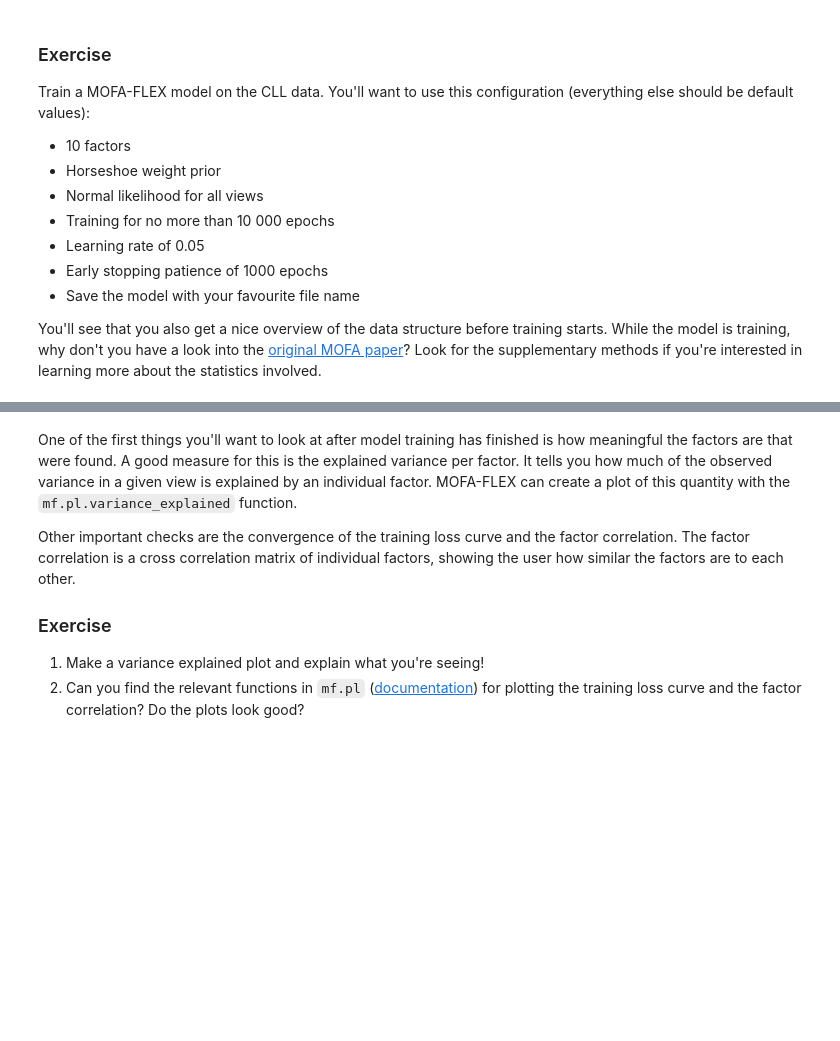
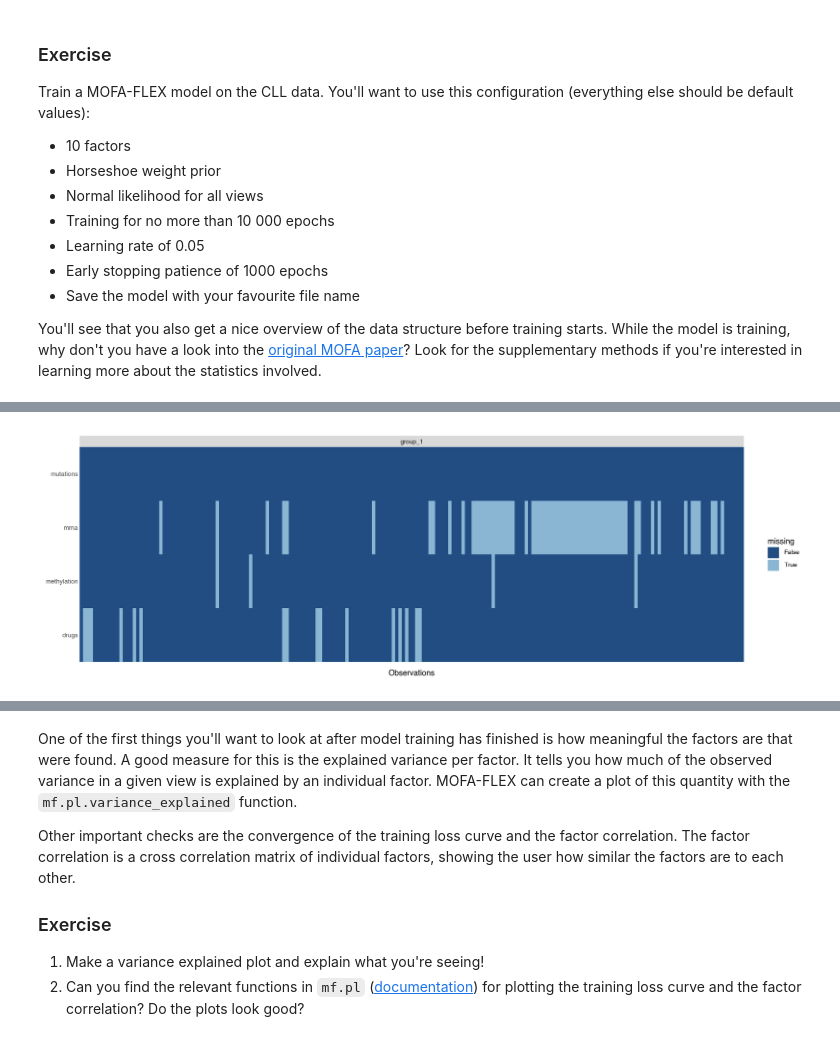
Before and after one commit to florinwalter/ebi_course_sysbio_26, a Jupyter notebook: practical_solutions.ipynb, the cells around one changed output, grey strips where cells are left out. Saved outputs shown, nothing was run; the diff lists cells and outputs as text; code cells hidden in the pictures; blank space fills up the shorter version.

```diff
--- a/practical_solutions.ipynb
+++ b/practical_solutions.ipynb
@@ -106,6 +107,7 @@ Train a MOFA-FLEX model on the CLL data. You'll want to use this configuration (
 You'll see that you also get a nice overview of the data structure before training starts.
 While the model is training, why don't you have a look into the [original MOFA paper](https://www.embopress.org/doi/full/10.15252/msb.20178124)? Look for the supplementary methods if you're interested in learning more about the statistics involved.
 # %%
-# model = mfl.terms.MofaFlex(n_factors=10, weight_prior="Horseshoe")
-# model.fit(mdata, likelihoods="Normal", lr=0.05, early_stopper_patience=1000, max_epochs=10000, save_path="results/model.h5", seed=123)
-model = mfl.MOFAFLEX.load("results/model.h5")
+model = mfl.terms.MofaFlex(n_factors=10, weight_prior="Horseshoe")
+model.fit(mdata, likelihoods="Normal", lr=0.05, early_stopper_patience=1000, max_epochs=10000, save_path="results/model.h5", seed=123)
+# model = mfl.MOFAFLEX.load("results/model.h5")
+# %% [output]
@@ -111,0 +115 @@ model = mfl.MOFAFLEX.load("results/model.h5")
+[figure, added]
```
Also changed, not shown: parts of 11 cells of this notebook, 4 other files.
